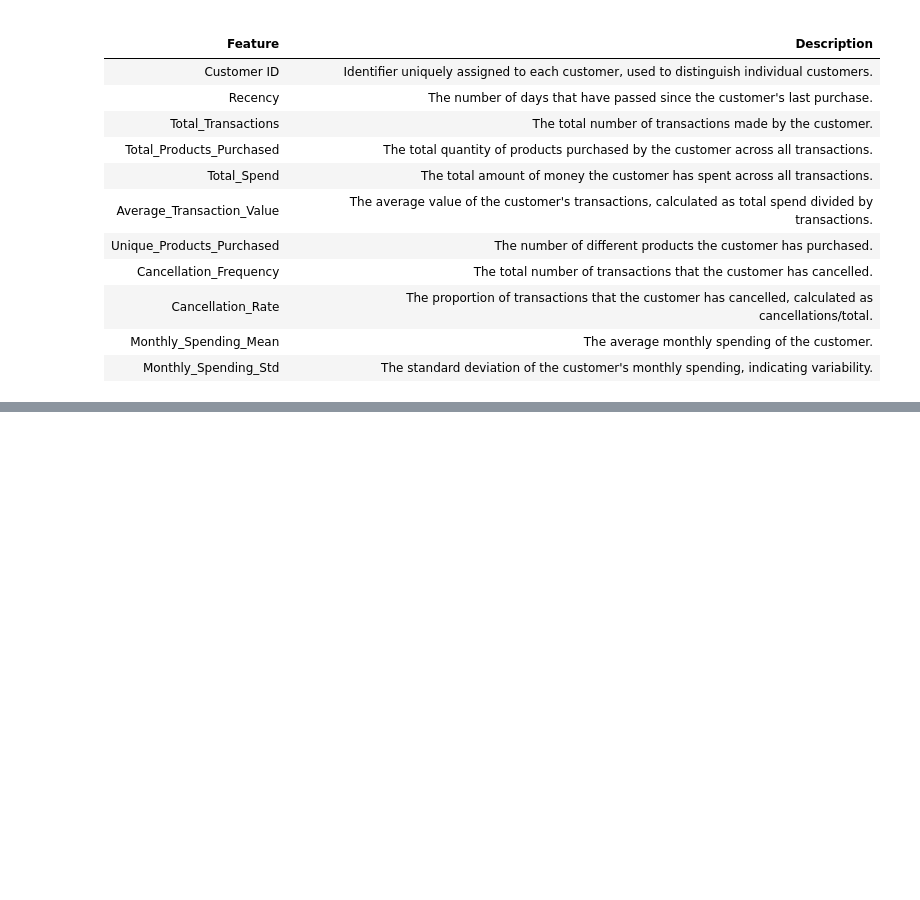
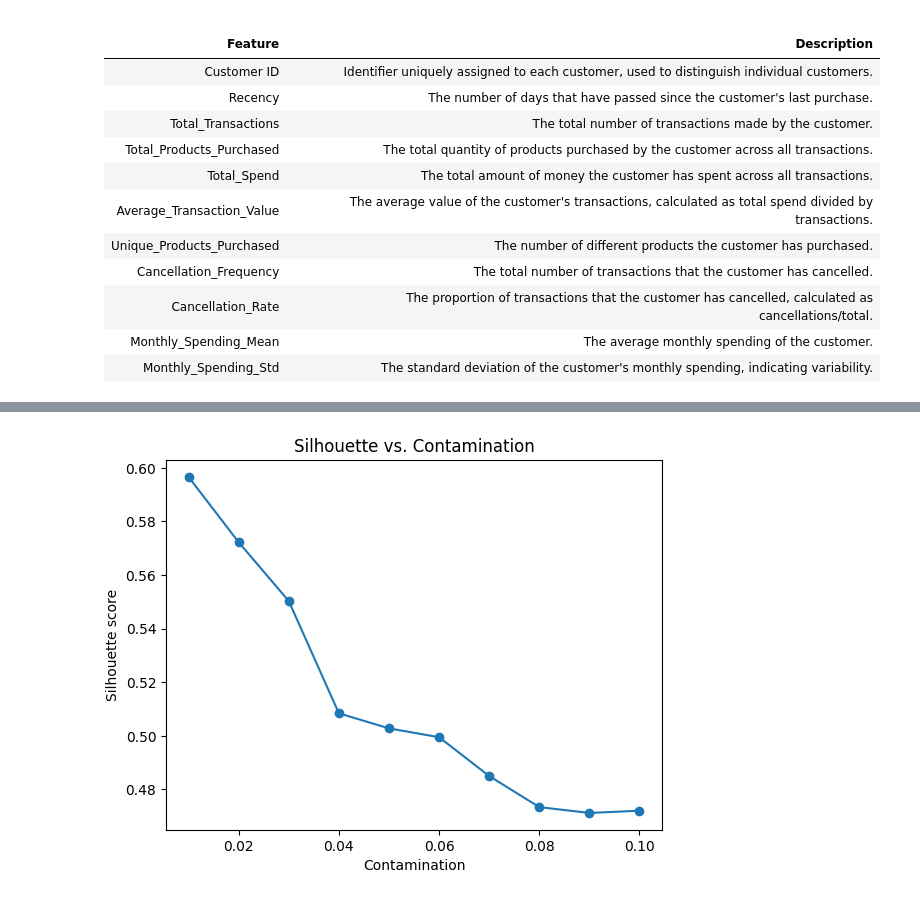
Before and after one commit to EduardoC15/Customer-Segmentation-for-e-commerce, a Jupyter notebook: e-commerce_EDA/e-commerce_RFM_Segmentation.ipynb, the cells around one changed output, grey strips where cells are left out. Drawn from its saved outputs; the diff is of its cells as text; code cells hidden in the pictures; blank space fills up the shorter version.

Commit message:
Adding outlier detection

```diff
--- a/e-commerce_EDA/e-commerce_RFM_Segmentation.ipynb
+++ b/e-commerce_EDA/e-commerce_RFM_Segmentation.ipynb
@@ -755,0 +760,27 @@ customer_data.head()
+# %%
+import numpy as np
+from sklearn.cluster import KMeans
+from sklearn.metrics import silhouette_score
+from sklearn.ensemble import IsolationForest
+import matplotlib.pyplot as plt
+
+# Select features for anomaly detection
+X = customer_data.iloc[:, 1:]
+
+# Visualize the process of finding the optimal number of percentage of contamination
+contaminations = np.linspace(0.01, 0.10, 10)
+scores = []
+
+for c in contaminations:
+    iso = IsolationForest(contamination=c, random_state=0)
+    mask = iso.fit_predict(X) == 1
+    km = KMeans(n_clusters=4, random_state=0).fit(X[mask])
+    scores.append(silhouette_score(X[mask], km.labels_))
+
+plt.plot(contaminations, scores, marker='o')
+plt.xlabel("Contamination")
+plt.ylabel("Silhouette score")
+plt.title("Silhouette vs. Contamination")
+plt.show()
+# %% [output]
+[figure, added]
```
Also changed, not shown: parts of 7 cells of this notebook.
